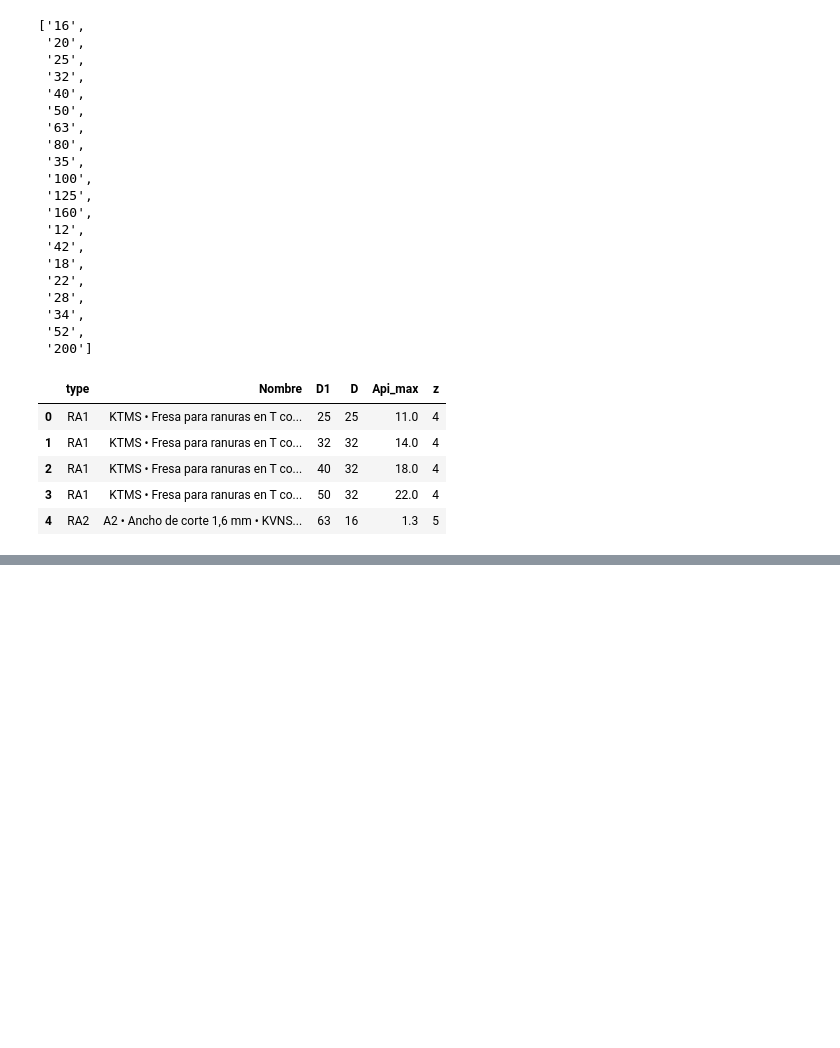
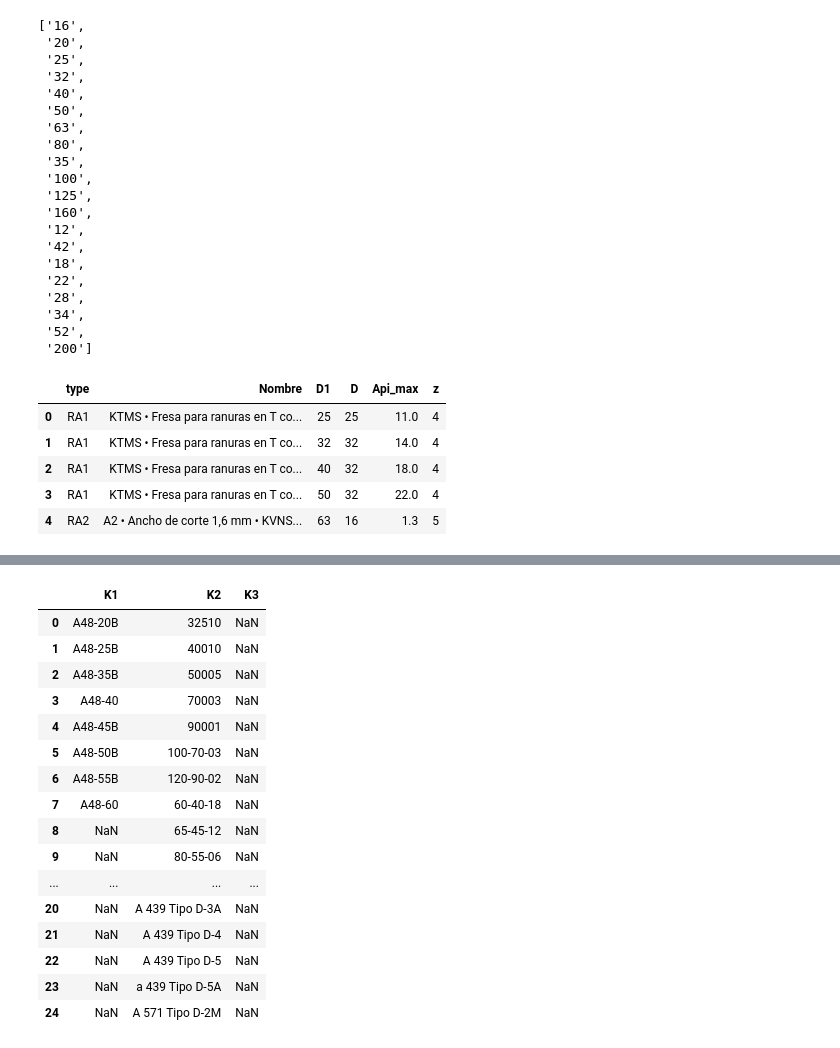
Before and after one commit to DanielSarmiento04/cnc_catalog, a Jupyter notebook: main.ipynb, the cells around one changed output, grey strips where cells are left out. Cells and saved outputs as stored; diff of their text form; code cells hidden in the pictures; blank space fills up the shorter version.

```diff
--- a/main.ipynb
+++ b/main.ipynb
@@ -175,0 +284,36 @@ df.head()
+# %%
+df = pd.read_excel(
+    './FRESADO_1.xlsm',
+    sheet_name='MATERIALES',
+    usecols='q:s',
+    skiprows=7,
+    nrows=25
+)
+
+df.columns = ['K1', 'K2', 'K3']
+
+df.to_csv(
+    './fundicion.csv',
+    index=False,
+    encoding='utf-8'
+)
+
+df
+# %% [output]
+|  | K1 | K2 | K3 |
+| 0 | A48-20B | 32510 | NaN |
+| 1 | A48-25B | 40010 | NaN |
+| 2 | A48-35B | 50005 | NaN |
+| 3 | A48-40 | 70003 | NaN |
+| 4 | A48-45B | 90001 | NaN |
+| 5 | A48-50B | 100-70-03 | NaN |
+| 6 | A48-55B | 120-90-02 | NaN |
+| 7 | A48-60 | 60-40-18 | NaN |
+| 8 | NaN | 65-45-12 | NaN |
+| 9 | NaN | 80-55-06 | NaN |
+| ... | ... | ... | ... |
+| 20 | NaN | A 439 Tipo D-3A | NaN |
+| 21 | NaN | A 439 Tipo D-4 | NaN |
+| 22 | NaN | A 439 Tipo D-5 | NaN |
+| 23 | NaN | a 439 Tipo D-5A | NaN |
+| 24 | NaN | A 571 Tipo D-2M | NaN |
```
Also changed, not shown: parts of 5 cells of this notebook, 10 other files.
